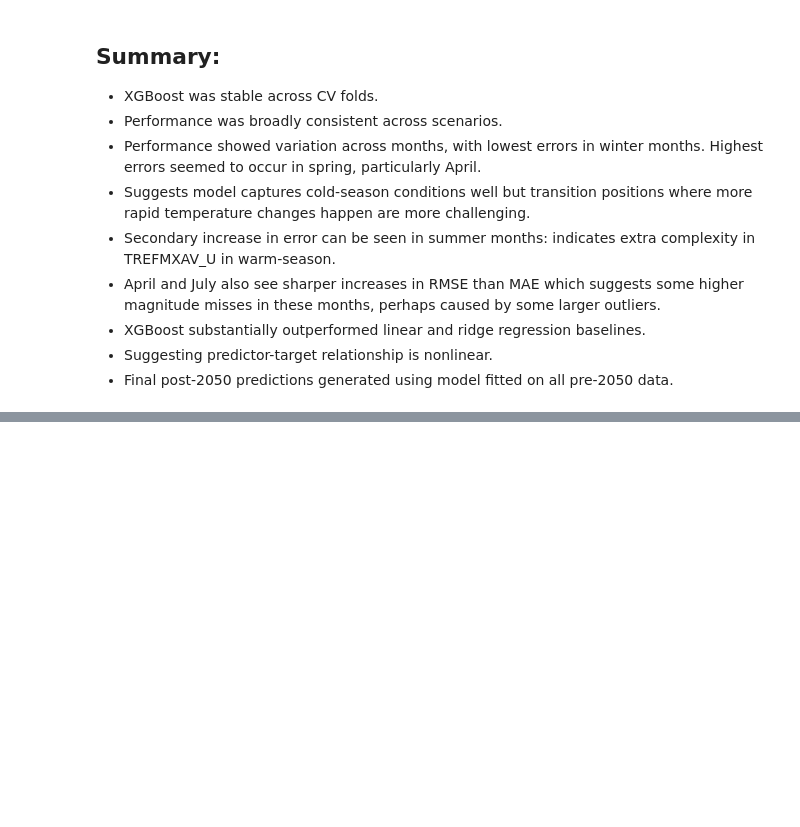
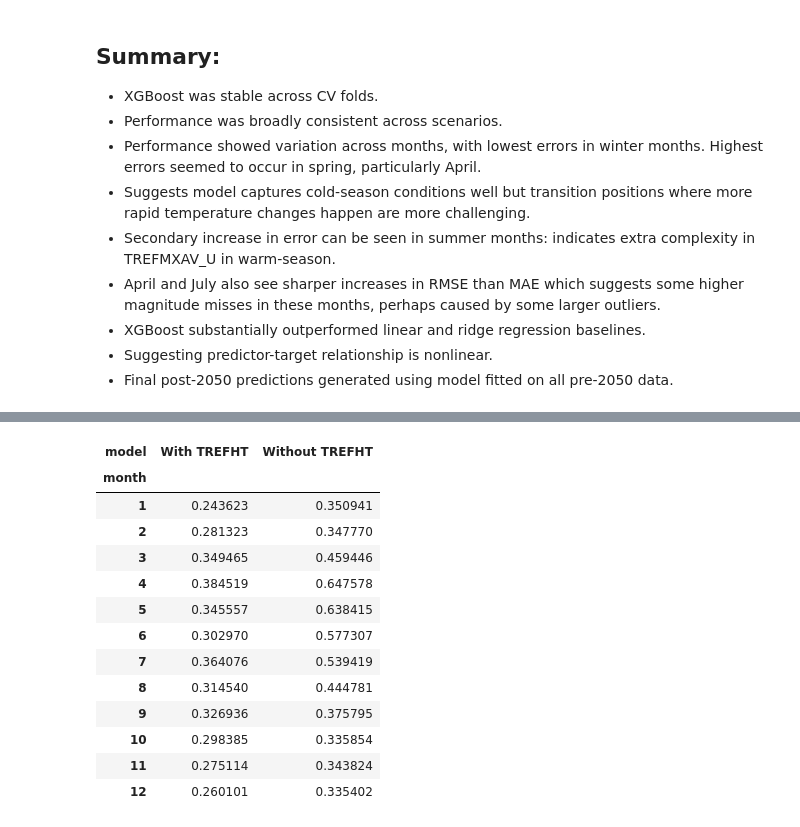
Before and after one commit to Jacob-DS-1/eds_project2, a Jupyter notebook: notebooks/03_modelling_xgboost.ipynb, the cells around one changed output, grey strips where cells are left out. Cells and saved outputs as stored; diff of their text form; code cells hidden in the pictures; blank space fills up the shorter version.

```diff
--- a/notebooks/03_modelling_xgboost.ipynb
+++ b/notebooks/03_modelling_xgboost.ipynb
@@ -690,0 +923,25 @@ post2050.to_csv(TABLES_DIR / "post2050_predictions.csv", index=False)
+# %%
+# Also compare monthly error patterns
+
+def monthly_error_summary(val_preds, target="TREFMXAV_U"):
+    summary = (
+        val_preds
+        .groupby("month")
+        .agg(
+            mae=("abs_error", "mean"),
+            mse=("squared_error", "mean"),
+            n=("abs_error", "size")
+        )
+        .reset_index()
+    )
+    summary["rmse"] = np.sqrt(summary["mse"])
+    return summary.drop(columns="mse")
+
+monthly_full = monthly_error_summary(full_results["val_predictions"], target=target)
+monthly_full["model"] = "With TREFHT"
+
+monthly_reduced = monthly_error_summary(reduced_results["val_predictions"], target=target)
+monthly_reduced["model"] = "Without TREFHT"
+
+monthly_compare = pd.concat([monthly_full, monthly_reduced], ignore_index=True)
+monthly_compare.head()
@@ -690,0 +955,18 @@ post2050.to_csv(TABLES_DIR / "post2050_predictions.csv", index=False)
+# %%
+monthly_rmse_compare = monthly_compare.pivot(index="month", columns="model", values="rmse")
+monthly_rmse_compare
+# %% [output]
+| model | With TREFHT | Without TREFHT |
+| month |  |  |
+| 1 | 0.243623 | 0.350941 |
+| 2 | 0.281323 | 0.347770 |
+| 3 | 0.349465 | 0.459446 |
+| 4 | 0.384519 | 0.647578 |
+| 5 | 0.345557 | 0.638415 |
+| 6 | 0.302970 | 0.577307 |
+| 7 | 0.364076 | 0.539419 |
+| 8 | 0.314540 | 0.444781 |
+| 9 | 0.326936 | 0.375795 |
+| 10 | 0.298385 | 0.335854 |
+| 11 | 0.275114 | 0.343824 |
+| 12 | 0.260101 | 0.335402 |
```
Also changed, not shown: parts of 35 cells of this notebook.
